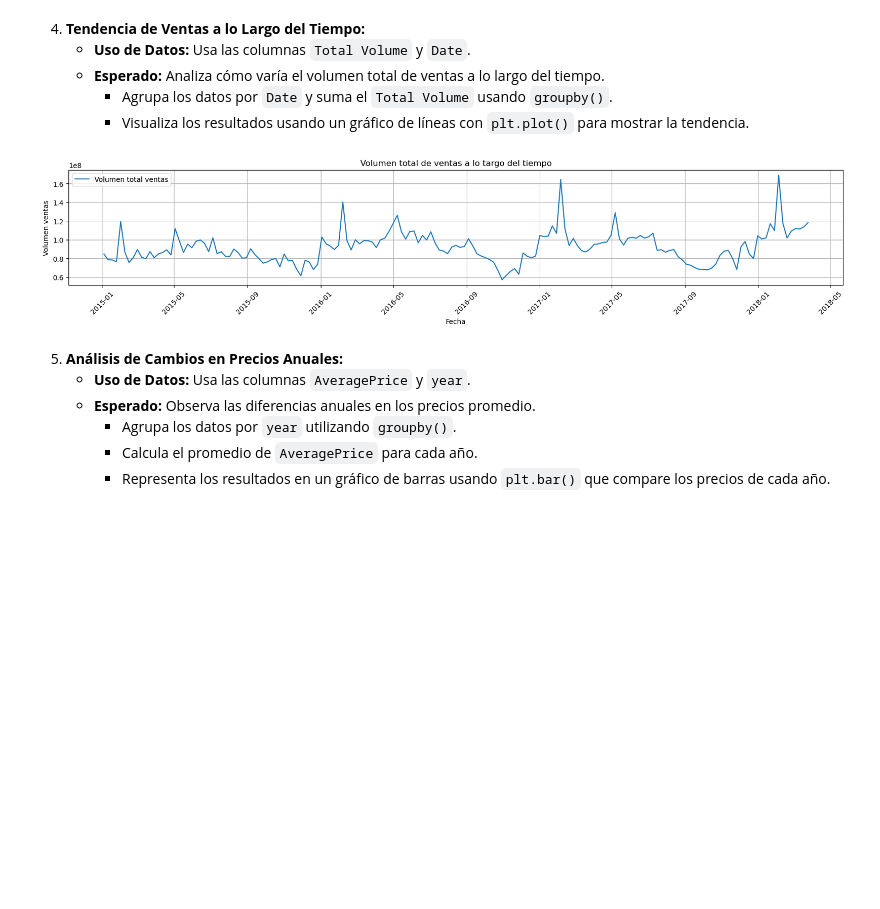
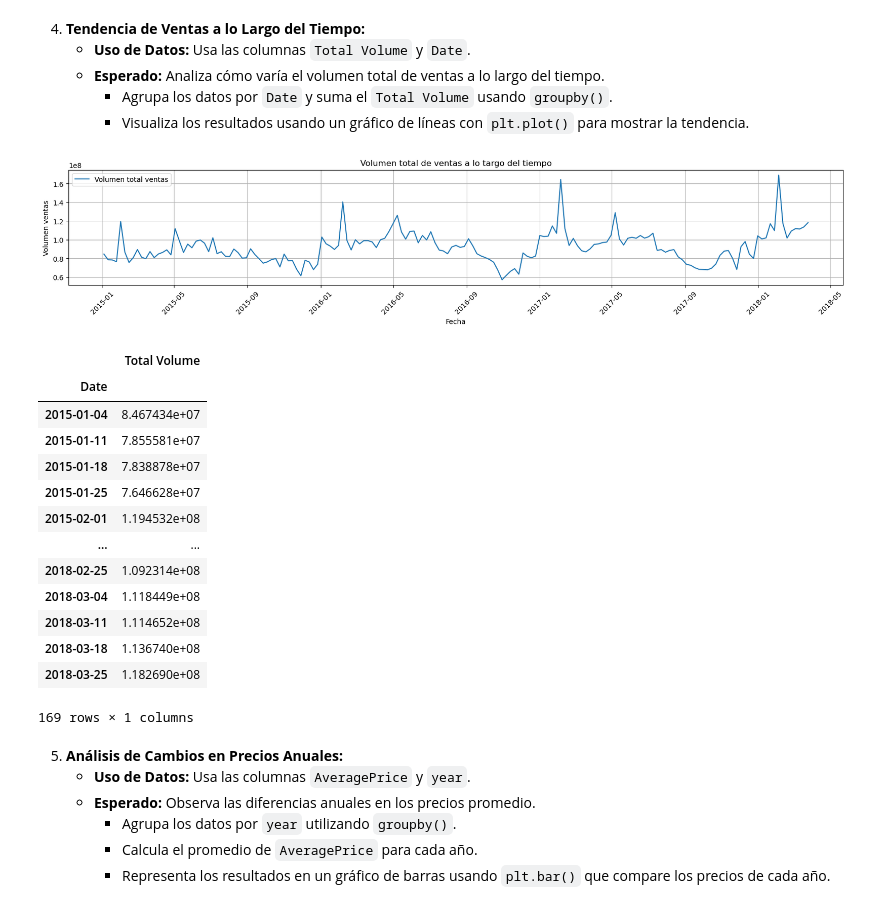
Before and after one commit to VictorBassas/MiniProjectAavocado, a Jupyter notebook: 1.Analisis_de_Series_Temporales.ipynb, the cells around one changed output. Drawn from its saved outputs; the diff is of its cells as text; code cells hidden in the pictures; blank space fills up the shorter version.

```diff
--- a/1.Analisis_de_Series_Temporales.ipynb
+++ b/1.Analisis_de_Series_Temporales.ipynb
@@ -277,27 +262,43 @@ Freq: M, Name: AveragePrice, dtype: float64
 # %%
 import pandas as pd
 import matplotlib.pyplot as plt
 df = pd.read_csv("avocado.csv")
 df_cp = df.copy()
 df_cp['Date'] = pd.to_datetime(df_cp['Date'])
 #df_cp.info()
 
 df_date_volume = df_cp[['Date', 'Total Volume']]
 df_date_volume
 df_grouped = df_date_volume.groupby('Date').sum('Total Volume')
 
 # Graficar
 plt.figure(figsize=(20,3))
 plt.plot(df_grouped, label='Volumen total ventas')
 plt.legend(loc='best')
 plt.title('Volumen total de ventas a lo targo del tiempo')
 plt.xlabel('Fecha')
 plt.ylabel('Volumen ventas')
 plt.grid(True)
 plt.xticks(rotation=45)
 plt.show()
+
+df_grouped
 # %% [output]
 [figure]
+|  | Total Volume |
+| Date |  |
+| 2015-01-04 | 8.467434e+07 |
+| 2015-01-11 | 7.855581e+07 |
+| 2015-01-18 | 7.838878e+07 |
+| 2015-01-25 | 7.646628e+07 |
+| 2015-02-01 | 1.194532e+08 |
+| ... | ... |
+| 2018-02-25 | 1.092314e+08 |
+| 2018-03-04 | 1.118449e+08 |
+| 2018-03-11 | 1.114652e+08 |
+| 2018-03-18 | 1.136740e+08 |
+| 2018-03-25 | 1.182690e+08 |
+169 rows × 1 columns
 # %% [markdown]
 5. **Análisis de Cambios en Precios Anuales:**
    - **Uso de Datos:** Usa las columnas `AveragePrice` y `year`.
```
Also changed, not shown: parts of 4 cells of this notebook.
